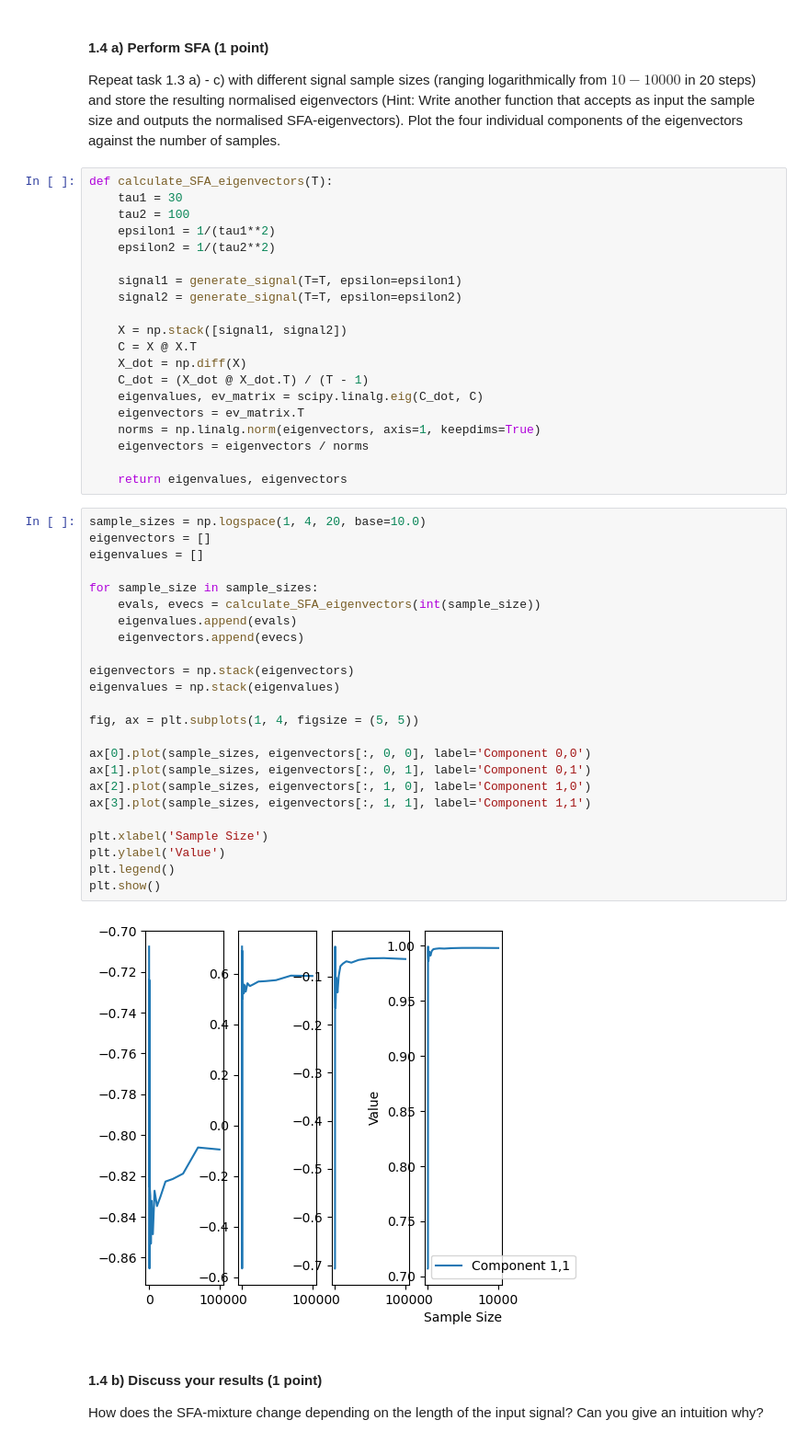
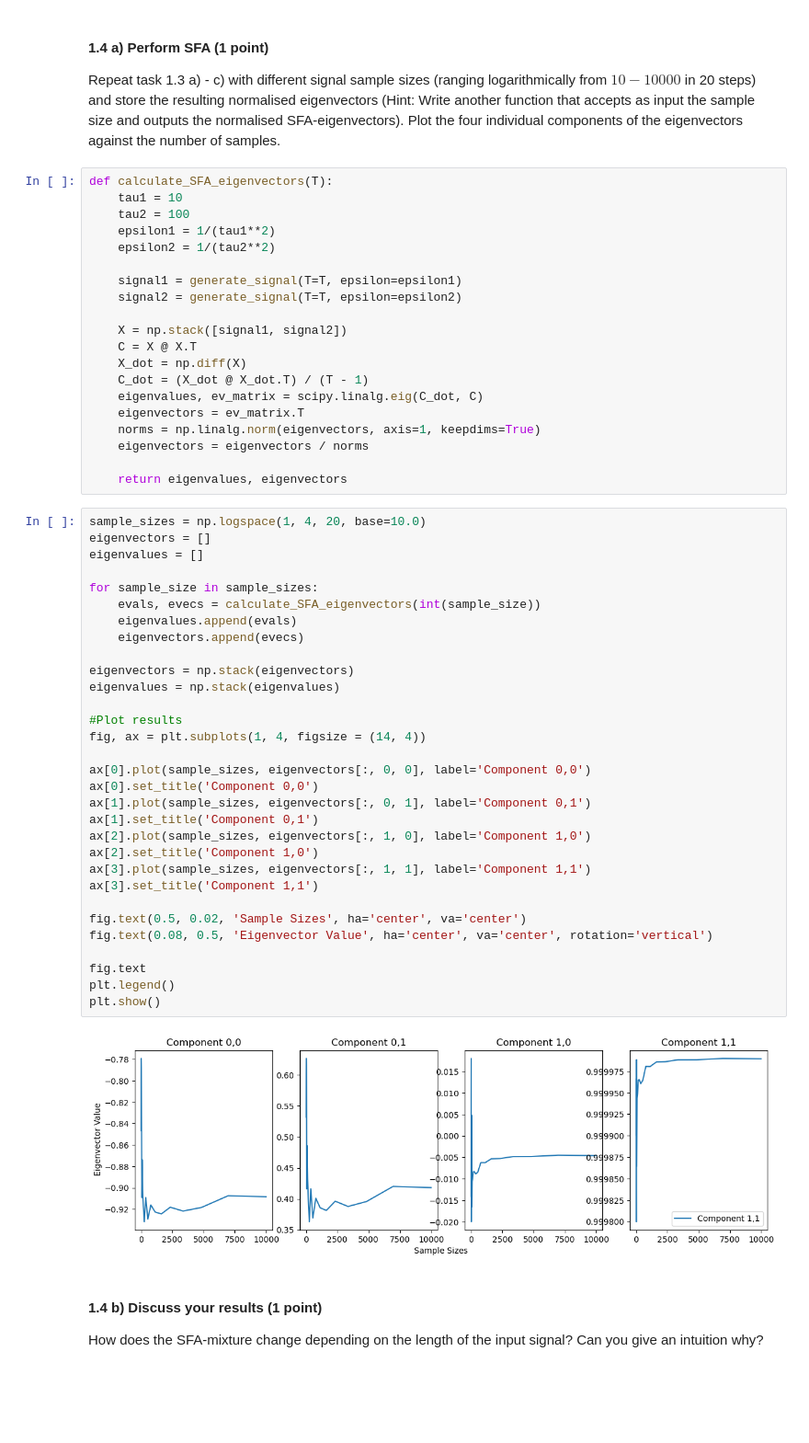
Before and after one commit to lfogarty98/mhbf_pt, a Jupyter notebook: 2-sfa/sfa.ipynb, the cells around one changed output. Shown at 92% size. Drawn from its saved outputs; the diff is of its cells as text; blank space fills up the shorter version.

```diff
--- a/2-sfa/sfa.ipynb
+++ b/2-sfa/sfa.ipynb
@@ -215,7 +215,7 @@ Both the extracted eigenvectors contain values close to zero in one component an
 Repeat task 1.3 a) - c) with different signal sample sizes (ranging logarithmically from $10-10000$ in 20 steps) and store the resulting normalised eigenvectors (Hint: Write another function that accepts as input the sample size and outputs the normalised SFA-eigenvectors). Plot the four individual components of the eigenvectors against the number of samples.
 # %%
 def calculate_SFA_eigenvectors(T):
-    tau1 = 30
+    tau1 = 10
     tau2 = 100
     epsilon1 = 1/(tau1**2)
     epsilon2 = 1/(tau2**2)
@@ -236,29 +236,36 @@ def calculate_SFA_eigenvectors(T):
 # %%
 sample_sizes = np.logspace(1, 4, 20, base=10.0)
 eigenvectors = []
 eigenvalues = []
 
 for sample_size in sample_sizes:
     evals, evecs = calculate_SFA_eigenvectors(int(sample_size))
     eigenvalues.append(evals)
     eigenvectors.append(evecs)
 
 eigenvectors = np.stack(eigenvectors)
 eigenvalues = np.stack(eigenvalues)
 
-fig, ax = plt.subplots(1, 4, figsize = (5, 5))
+#Plot results
+fig, ax = plt.subplots(1, 4, figsize = (14, 4))
 
 ax[0].plot(sample_sizes, eigenvectors[:, 0, 0], label='Component 0,0')
+ax[0].set_title('Component 0,0')
 ax[1].plot(sample_sizes, eigenvectors[:, 0, 1], label='Component 0,1')
+ax[1].set_title('Component 0,1')
 ax[2].plot(sample_sizes, eigenvectors[:, 1, 0], label='Component 1,0')
+ax[2].set_title('Component 1,0')
 ax[3].plot(sample_sizes, eigenvectors[:, 1, 1], label='Component 1,1')
+ax[3].set_title('Component 1,1')
 
-plt.xlabel('Sample Size')
-plt.ylabel('Value')
+fig.text(0.5, 0.02, 'Sample Sizes', ha='center', va='center')
+fig.text(0.08, 0.5, 'Eigenvector Value', ha='center', va='center', rotation='vertical')
+
+fig.text
 plt.legend()
 plt.show()
 # %% [output]
-[figure, old version]
+[figure, new version]
 # %% [markdown]
 #### 1.4 b) Discuss your results (1 point)
 How does the SFA-mixture change depending on the length of the input signal? Can you give an intuition why?
```
Also changed, not shown: parts of 5 cells of this notebook.
